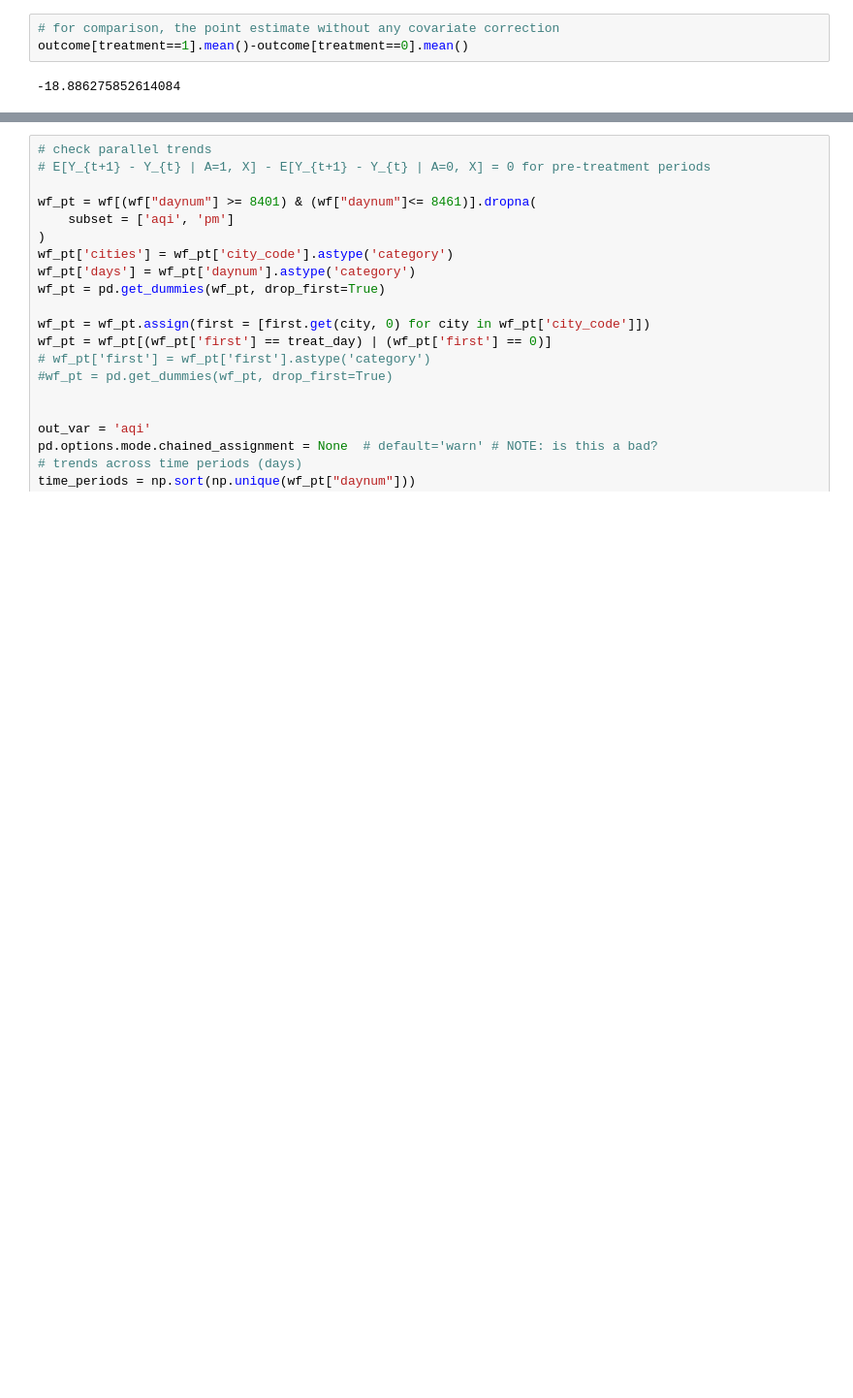
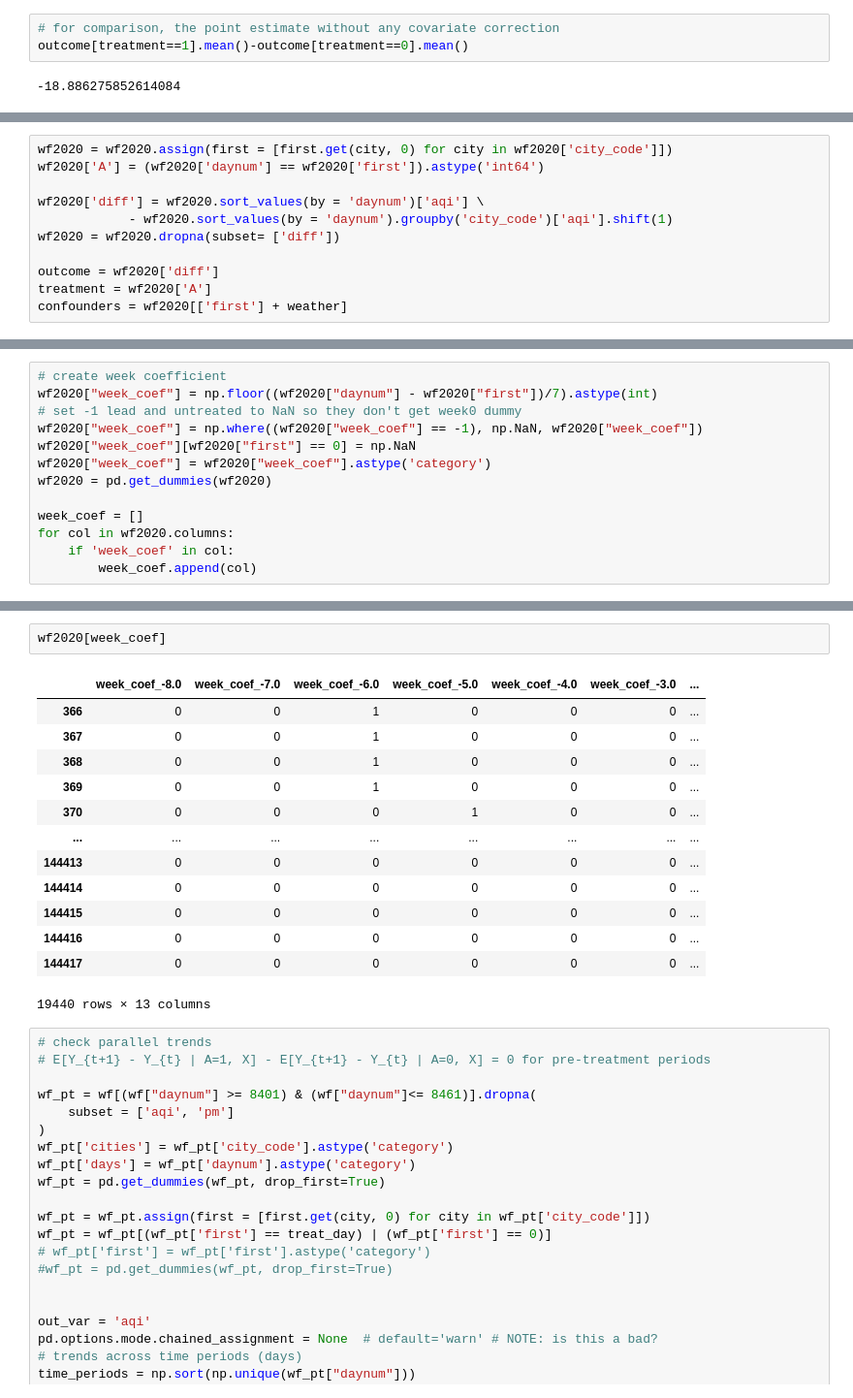
Before and after one commit to JFreud/lockdown-air-quality, a Jupyter notebook: double_ML_copy.ipynb, the cells around one changed output, grey strips where cells are left out. Shown: that part at 97% size. Drawn from its saved outputs; the diff is of its cells as text; blank space fills up the shorter version.

```diff
--- a/double_ML_copy.ipynb
+++ b/double_ML_copy.ipynb
@@ -253,0 +257,11 @@ outcome[treatment==1].mean()-outcome[treatment==0].mean()
+# %%
+wf2020 = wf2020.assign(first = [first.get(city, 0) for city in wf2020['city_code']])
+wf2020['A'] = (wf2020['daynum'] == wf2020['first']).astype('int64')
+
+wf2020['diff'] = wf2020.sort_values(by = 'daynum')['aqi'] \
+            - wf2020.sort_values(by = 'daynum').groupby('city_code')['aqi'].shift(1)
+wf2020 = wf2020.dropna(subset= ['diff'])
+
+outcome = wf2020['diff']
+treatment = wf2020['A']
+confounders = wf2020[['first'] + weather]
@@ -253,0 +403,13 @@ outcome[treatment==1].mean()-outcome[treatment==0].mean()
+# %%
+# create week coefficient
+wf2020["week_coef"] = np.floor((wf2020["daynum"] - wf2020["first"])/7).astype(int)
+# set -1 lead and untreated to NaN so they don't get week0 dummy
+wf2020["week_coef"] = np.where((wf2020["week_coef"] == -1), np.NaN, wf2020["week_coef"])
+wf2020["week_coef"][wf2020["first"] == 0] = np.NaN
+wf2020["week_coef"] = wf2020["week_coef"].astype('category')
+wf2020 = pd.get_dummies(wf2020)
+
+week_coef = []
+for col in wf2020.columns:
+    if 'week_coef' in col:
+        week_coef.append(col)
@@ -254,3 +446,19 @@ outcome[treatment==1].mean()-outcome[treatment==0].mean()
+# %%
+wf2020[week_coef]
+# %% [output]
+|  | week_coef_-8.0 | week_coef_-7.0 | week_coef_-6.0 | week_coef_-5.0 | week_coef_-4.0 | week_coef_-3.0 | ... |
+| 366 | 0 | 0 | 1 | 0 | 0 | 0 | ... |
+| 367 | 0 | 0 | 1 | 0 | 0 | 0 | ... |
+| 368 | 0 | 0 | 1 | 0 | 0 | 0 | ... |
+| 369 | 0 | 0 | 1 | 0 | 0 | 0 | ... |
+| 370 | 0 | 0 | 0 | 1 | 0 | 0 | ... |
+| ... | ... | ... | ... | ... | ... | ... | ... |
+| 144413 | 0 | 0 | 0 | 0 | 0 | 0 | ... |
+| 144414 | 0 | 0 | 0 | 0 | 0 | 0 | ... |
+| 144415 | 0 | 0 | 0 | 0 | 0 | 0 | ... |
+| 144416 | 0 | 0 | 0 | 0 | 0 | 0 | ... |
+| 144417 | 0 | 0 | 0 | 0 | 0 | 0 | ... |
+19440 rows × 13 columns
 # %%
 # check parallel trends
 # E[Y_{t+1} - Y_{t} | A=1, X] - E[Y_{t+1} - Y_{t} | A=0, X] = 0 for pre-treatment periods
```
Also changed, not shown: parts of 14 cells of this notebook, 2 other files.
